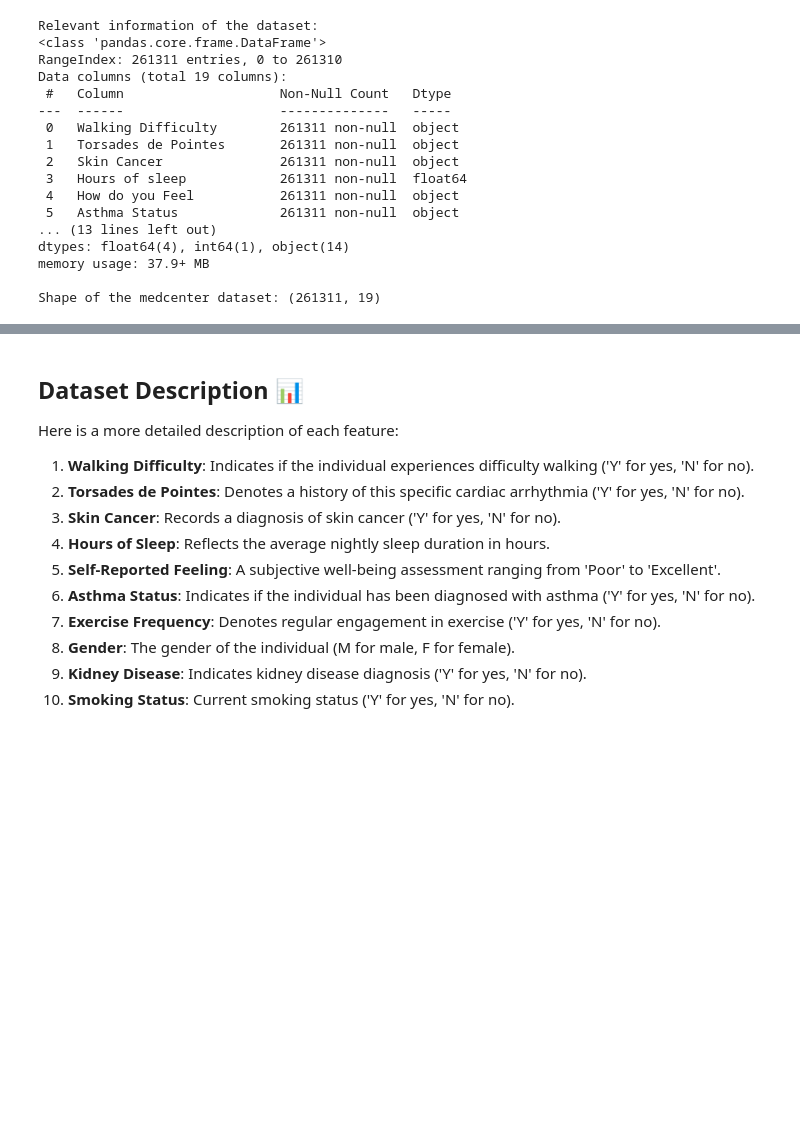
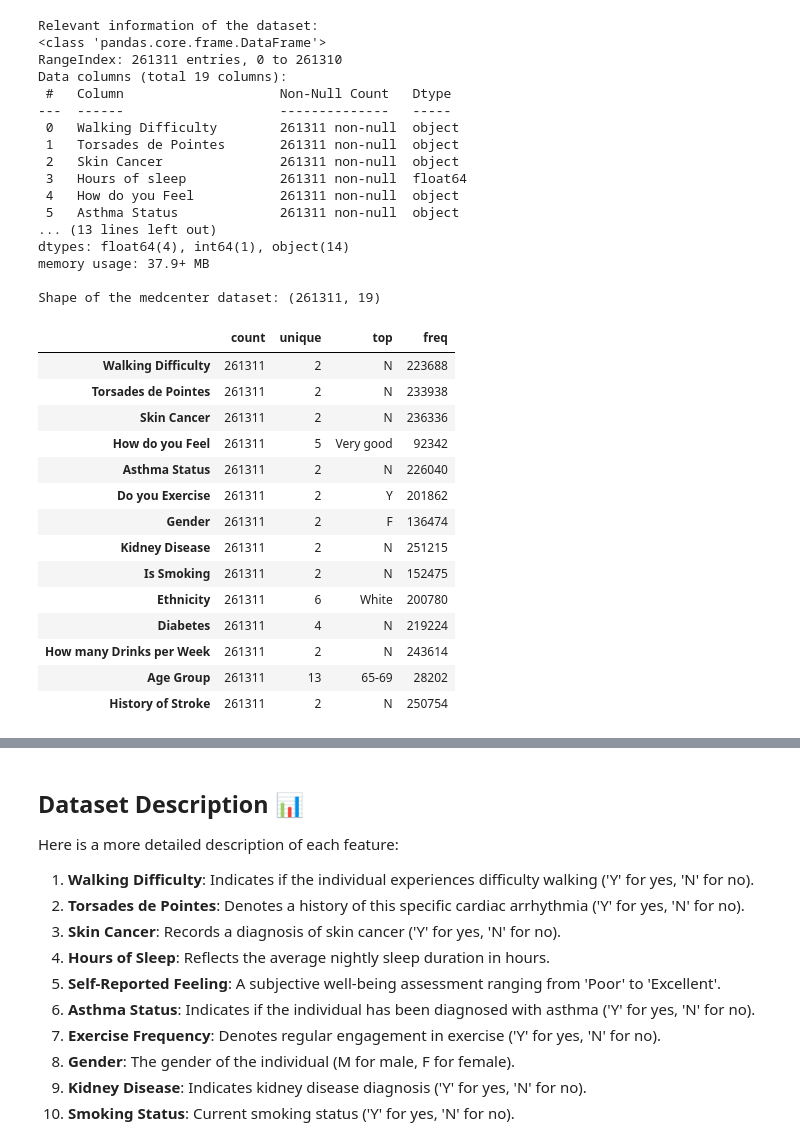
Before and after one commit to Dadd0/AI_MedCare_282401, a Jupyter notebook: main.ipynb, the cells around one changed output, grey strips where cells are left out. Saved outputs shown, nothing was run; the diff lists cells and outputs as text; code cells hidden in the pictures; blank space fills up the shorter version.

```diff
--- a/main.ipynb
+++ b/main.ipynb
@@ -45,3 +45,21 @@ dtypes: float64(4), int64(1), object(14)
 memory usage: 37.9+ MB
 
 Shape of the medcenter dataset: (261311, 19)
+# %%
+medcenter_df.describe(include = 'object').T
+# %% [output]
+|  | count | unique | top | freq |
+| Walking Difficulty | 261311 | 2 | N | 223688 |
+| Torsades de Pointes | 261311 | 2 | N | 233938 |
+| Skin Cancer | 261311 | 2 | N | 236336 |
+| How do you Feel | 261311 | 5 | Very good | 92342 |
+| Asthma Status | 261311 | 2 | N | 226040 |
+| Do you Exercise | 261311 | 2 | Y | 201862 |
+| Gender | 261311 | 2 | F | 136474 |
+| Kidney Disease | 261311 | 2 | N | 251215 |
+| Is Smoking | 261311 | 2 | N | 152475 |
+| Ethnicity | 261311 | 6 | White | 200780 |
+| Diabetes | 261311 | 4 | N | 219224 |
+| How many Drinks per Week | 261311 | 2 | N | 243614 |
+| Age Group | 261311 | 13 | 65-69 | 28202 |
+| History of Stroke | 261311 | 2 | N | 250754 |
```
Also changed, not shown: parts of 17 cells of this notebook.
